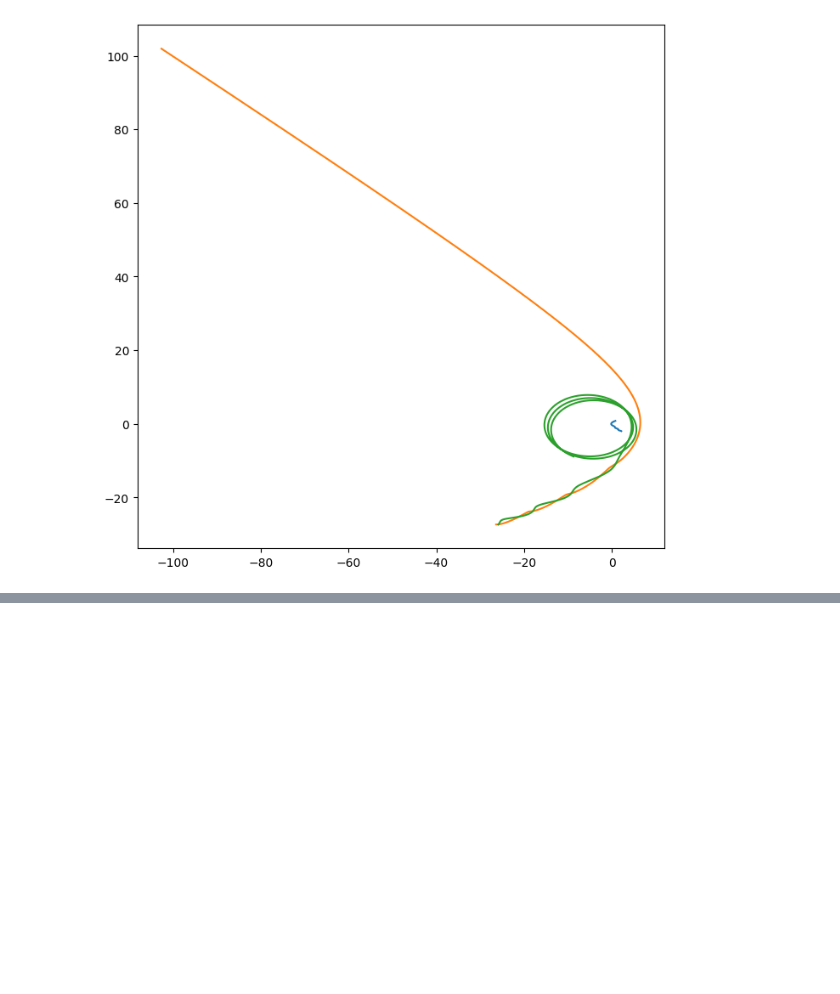
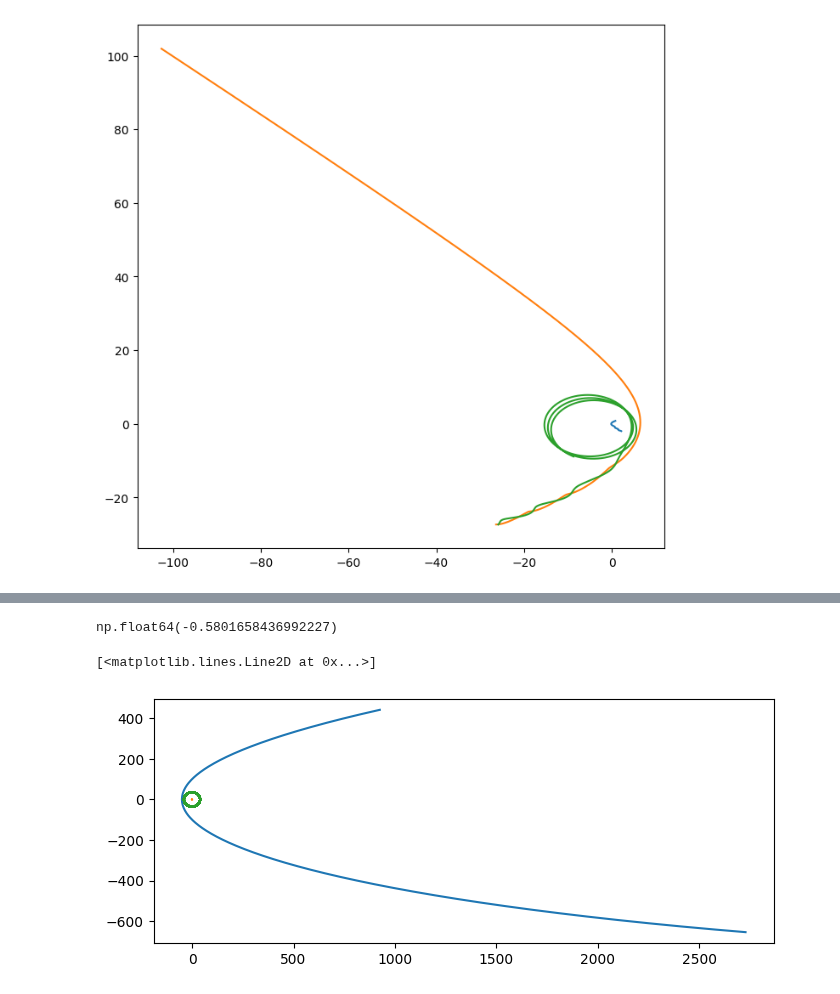
Before and after one commit to fawkez/HVS_1, a Jupyter notebook: Notebooks/manim/2_1_BP_reb (1).ipynb, the cells around one changed output, grey strips where cells are left out. Cells and saved outputs as stored; diff of their text form; code cells hidden in the pictures; blank space fills up the shorter version.

```diff
--- a/Notebooks/manim/2_1_BP_reb (1).ipynb
+++ b/Notebooks/manim/2_1_BP_reb (1).ipynb
@@ -265,0 +333,4 @@ ax.plot(t_r_v['r2x'], t_r_v['r2y'], label='2')
+# %%
+t_0
+# %% [output]
+np.float64(-0.5801658436992227)
@@ -265,0 +378,35 @@ ax.plot(t_r_v['r2x'], t_r_v['r2y'], label='2')
+# %%
+sim = rebound.Simulation()
+#sim.integrator='janus'
+sim.units=('Msun', 'yr', 'AU')
+sim.G = astropy.constants.G.to(u.Msun**-1 * u.AU**3 * u.yr**-2).value
+
+sim.add(m=m0, x=r0[0], y=r0[1], z=r0[2], vx=v0[0], vy=v0[1], vz=v0[2])
+sim.add(m=m1, x=r1[0], y=r1[1], z=r1[2], vx=v1[0], vy=v1[1], vz=v1[2])
+sim.add(m=m2, x=r2[0], y=r2[1], z=r2[2], vx=v2[0], vy=v2[1], vz=v2[2])
+
+
+t_r_v = Table(names=('t', r'r0x', r'r0y', r'r0z', r'v0x', r'v0y', r'v0z', r'r1x', r'r1y', r'r1z', r'v1x', r'v1y', r'v1z', r'r2x', r'r2y', r'r2z', r'v2x', r'v2y', r'v2z'))
+
+def heartbeat(sim_pointer):
+    sim = sim_pointer.contents
+    p0=sim.particles[0]
+    p1=sim.particles[1]
+    p2=sim.particles[2]
+    t_r_v.add_row((sim.t, p0.x, p0.y, p0.z, p0.vx, p0.vy, p0.vz, p1.x, p1.y, p1.z, p1.vx, p1.vy, p1.vz, p2.x, p2.y, p2.z, p2.vx, p2.vy, p2.vz ))
+
+
+sim.heartbeat= heartbeat
+sim.integrate(15)
+# %%
+# plot the orbit
+fig, ax = plt.subplots(1, 1, figsize=(8, 8))
+#ax.set_autoscale_on(True)
+# set same scale for both axis
+ax.set_aspect('equal')
+ax.plot(t_r_v['r0x'], t_r_v['r0y'], label='0')
+ax.plot(t_r_v['r1x'], t_r_v['r1y'], label='1')
+ax.plot(t_r_v['r2x'], t_r_v['r2y'], label='2')
+# %% [output]
+[<matplotlib.lines.Line2D at 0x...>]
+[figure, added]
```
Also changed, not shown: parts of 6 cells of this notebook, 15 other files.
